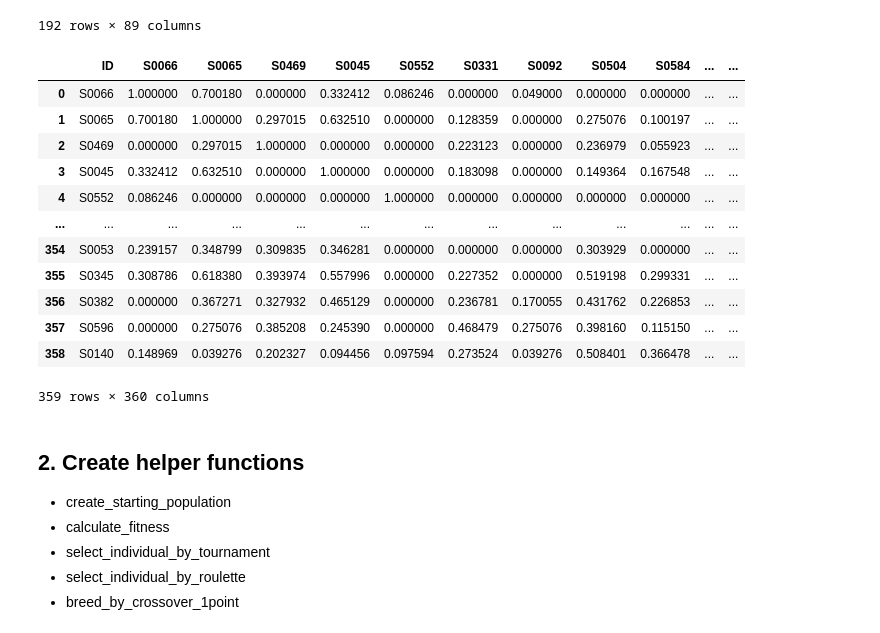
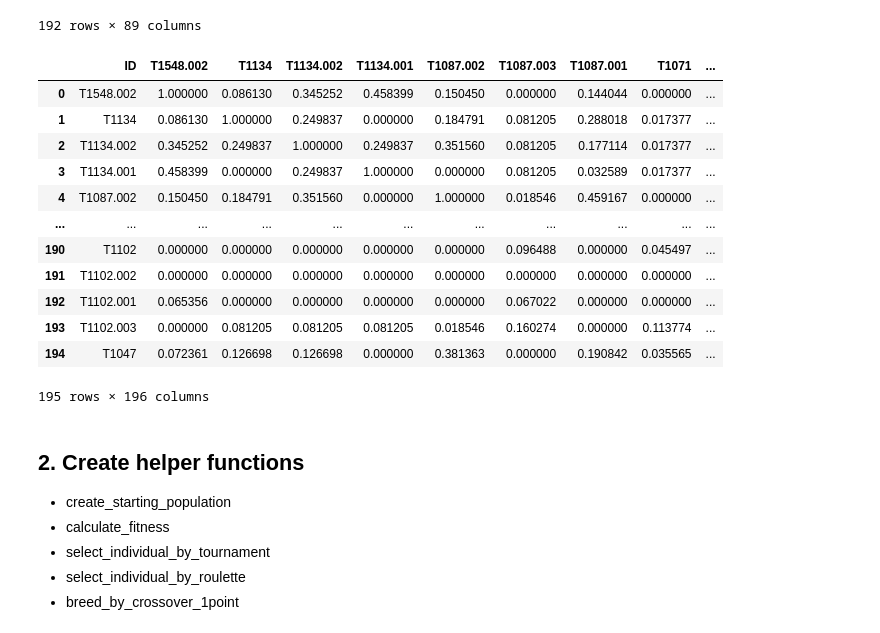
Before and after one commit to tobiasbudig/attack-hypotheses-generation, a Jupyter notebook: genetic_algorithm/genetic algorithm .ipynb, the cells around one changed output. Cells and saved outputs as stored; diff of their text form; code cells hidden in the pictures.

Commit message:
not finished import
new data has to be importet

```diff
--- a/genetic_algorithm/genetic algorithm .ipynb
+++ b/genetic_algorithm/genetic algorithm .ipynb
@@ -57,23 +57,23 @@ y_train
 192 rows × 89 columns
 # %%
 # read correlation matrix
-corr_mat = pd.read_excel("../Data for algorithms.xlsx", sheet_name="X_phi")
+corr_mat = pd.read_excel("../Data for algorithms PROGRESS.xlsx", sheet_name="X_phi_techniques")
 #corr_mat = corr_mat.drop('Unnamed: 0', 1)
 corr_mat
 # %% [output]
-|  | ID | S0066 | S0065 | S0469 | S0045 | S0552 | S0331 | S0092 | S0504 | S0584 | ... | ... |
-| 0 | S0066 | 1.000000 | 0.700180 | 0.000000 | 0.332412 | 0.086246 | 0.000000 | 0.049000 | 0.000000 | 0.000000 | ... | ... |
-| 1 | S0065 | 0.700180 | 1.000000 | 0.297015 | 0.632510 | 0.000000 | 0.128359 | 0.000000 | 0.275076 | 0.100197 | ... | ... |
-| 2 | S0469 | 0.000000 | 0.297015 | 1.000000 | 0.000000 | 0.000000 | 0.223123 | 0.000000 | 0.236979 | 0.055923 | ... | ... |
-| 3 | S0045 | 0.332412 | 0.632510 | 0.000000 | 1.000000 | 0.000000 | 0.183098 | 0.000000 | 0.149364 | 0.167548 | ... | ... |
-| 4 | S0552 | 0.086246 | 0.000000 | 0.000000 | 0.000000 | 1.000000 | 0.000000 | 0.000000 | 0.000000 | 0.000000 | ... | ... |
-| ... | ... | ... | ... | ... | ... | ... | ... | ... | ... | ... | ... | ... |
-| 354 | S0053 | 0.239157 | 0.348799 | 0.309835 | 0.346281 | 0.000000 | 0.000000 | 0.000000 | 0.303929 | 0.000000 | ... | ... |
-| 355 | S0345 | 0.308786 | 0.618380 | 0.393974 | 0.557996 | 0.000000 | 0.227352 | 0.000000 | 0.519198 | 0.299331 | ... | ... |
-| 356 | S0382 | 0.000000 | 0.367271 | 0.327932 | 0.465129 | 0.000000 | 0.236781 | 0.170055 | 0.431762 | 0.226853 | ... | ... |
-| 357 | S0596 | 0.000000 | 0.275076 | 0.385208 | 0.245390 | 0.000000 | 0.468479 | 0.275076 | 0.398160 | 0.115150 | ... | ... |
-| 358 | S0140 | 0.148969 | 0.039276 | 0.202327 | 0.094456 | 0.097594 | 0.273524 | 0.039276 | 0.508401 | 0.366478 | ... | ... |
+|  | ID | T1548.002 | T1134 | T1134.002 | T1134.001 | T1087.002 | T1087.003 | T1087.001 | T1071 | ... |
+| 0 | T1548.002 | 1.000000 | 0.086130 | 0.345252 | 0.458399 | 0.150450 | 0.000000 | 0.144044 | 0.000000 | ... |
+| 1 | T1134 | 0.086130 | 1.000000 | 0.249837 | 0.000000 | 0.184791 | 0.081205 | 0.288018 | 0.017377 | ... |
+| 2 | T1134.002 | 0.345252 | 0.249837 | 1.000000 | 0.249837 | 0.351560 | 0.081205 | 0.177114 | 0.017377 | ... |
+| 3 | T1134.001 | 0.458399 | 0.000000 | 0.249837 | 1.000000 | 0.000000 | 0.081205 | 0.032589 | 0.017377 | ... |
+| 4 | T1087.002 | 0.150450 | 0.184791 | 0.351560 | 0.000000 | 1.000000 | 0.018546 | 0.459167 | 0.000000 | ... |
+| ... | ... | ... | ... | ... | ... | ... | ... | ... | ... | ... |
+| 190 | T1102 | 0.000000 | 0.000000 | 0.000000 | 0.000000 | 0.000000 | 0.096488 | 0.000000 | 0.045497 | ... |
+| 191 | T1102.002 | 0.000000 | 0.000000 | 0.000000 | 0.000000 | 0.000000 | 0.000000 | 0.000000 | 0.000000 | ... |
+| 192 | T1102.001 | 0.065356 | 0.000000 | 0.000000 | 0.000000 | 0.000000 | 0.067022 | 0.000000 | 0.000000 | ... |
+| 193 | T1102.003 | 0.000000 | 0.081205 | 0.081205 | 0.081205 | 0.018546 | 0.160274 | 0.000000 | 0.113774 | ... |
+| 194 | T1047 | 0.072361 | 0.126698 | 0.126698 | 0.000000 | 0.381363 | 0.000000 | 0.190842 | 0.035565 | ... |
-359 rows × 360 columns
+195 rows × 196 columns
 # %% [markdown]
 ## 2. Create helper functions
 - create_starting_population
```
